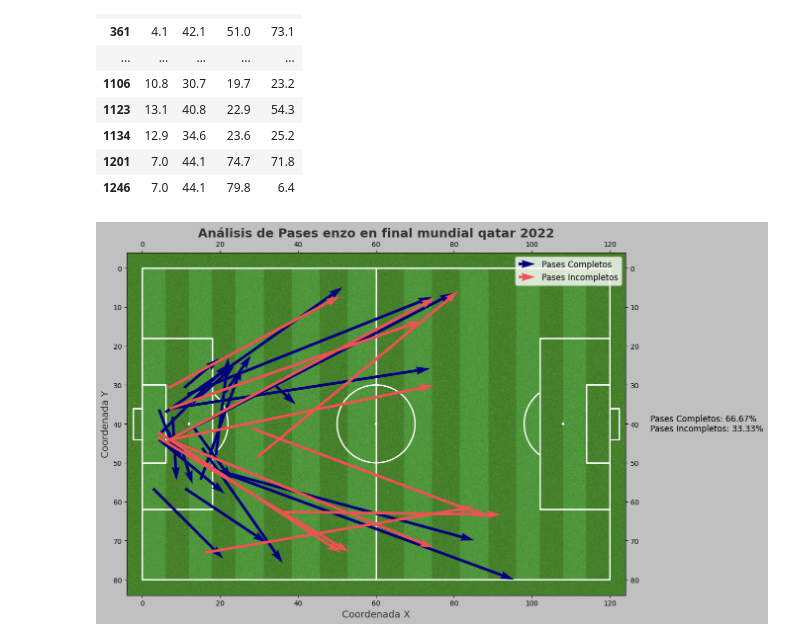
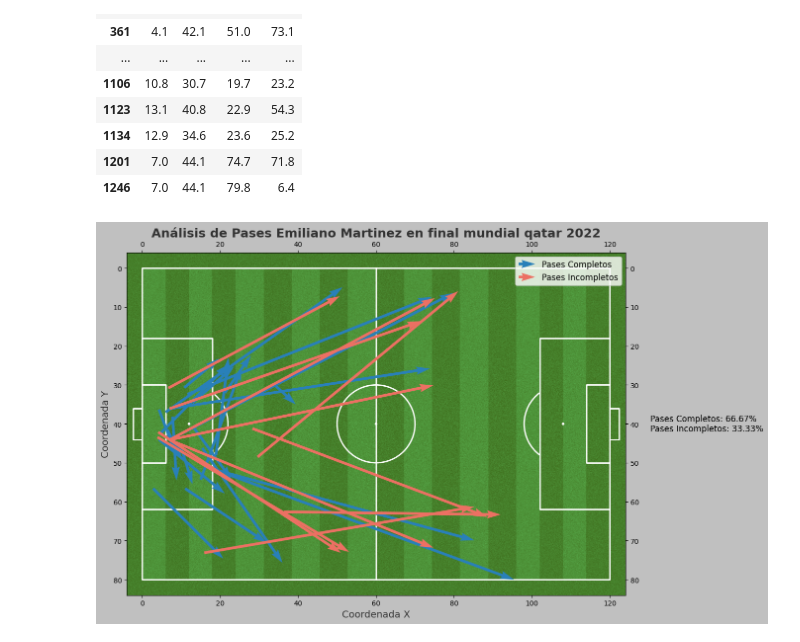
Before and after one commit to facundoAlvarez1/data_Analyst_Soccer, a Jupyter notebook: mapPasesAndToques.ipynb, the cells around one changed output. Cells and saved outputs as stored; diff of their text form; code cells hidden in the pictures.

Commit message:
Reporte de pases actualizado

```diff
--- a/mapPasesAndToques.ipynb
+++ b/mapPasesAndToques.ipynb
@@ -169,34 +168,34 @@ pitch = Pitch(
     stripe=True
 )
 
 pitch.draw(ax=ax)
 pases_completos = pases[~pases['pass_outcome'].isin(['Incomplete','Pass Offside'])]
 pases_incompletos = pases[pases['pass_outcome'].isin(['Incomplete','Pass Offside'])]
 
-pitch.arrows(pases_completos['x'],pases_completos['y'],pases_completos['endX'],pases_completos['endY'],ax=ax ,label = 'Pases Completos',color ='#000080')
-pitch.arrows(pases_incompletos['x'],pases_incompletos['y'],pases_incompletos['endX'],pases_incompletos['endY'],ax=ax ,label = 'Pases Incompletos',color = '#ec5353')
+pitch.arrows(pases_completos['x'],pases_completos['y'],pases_completos['endX'],pases_completos['endY'],ax=ax ,label = 'Pases Completos',color ='#2980B9')
+pitch.arrows(pases_incompletos['x'],pases_incompletos['y'],pases_incompletos['endX'],pases_incompletos['endY'],ax=ax ,label = 'Pases Incompletos',color = '#EC7063')
 
 total_pases = len(pases)
 porcentaje_pases_completos = len(pases_completos) / total_pases * 100
 porcentaje_pases_incompletos = len(pases_incompletos) / total_pases * 100
 
 leyenda_texto = (
     f'Pases Completos: {porcentaje_pases_completos:.2f}%\n'
     f'Pases Incompletos: {porcentaje_pases_incompletos:.2f}%'
 )
 ax.text(1.05, 0.5, leyenda_texto, transform=ax.transAxes, fontsize=12, verticalalignment='center')
 
 # Añadir título
-ax.set_title("Análisis de Pases enzo en final mundial qatar 2022", fontsize=18, fontweight='bold', color='#333333')
+ax.set_title("Análisis de Pases Emiliano Martinez en final mundial qatar 2022", fontsize=18, fontweight='bold', color='#333333')
 
 # Añadir etiquetas de ejes con estilo
 ax.set_xlabel("Coordenada X", fontsize=14, color='#333333')
 ax.set_ylabel("Coordenada Y", fontsize=14, color='#333333')
 
 # Mostrar la leyenda
 ax.legend(fontsize=12)
 
 # Mostrar el gráfico
 plt.show()
 # %% [output]
-[figure, old version]
+[figure, new version]
```
Also changed, not shown: parts of 2 cells of this notebook, 1 other file.
